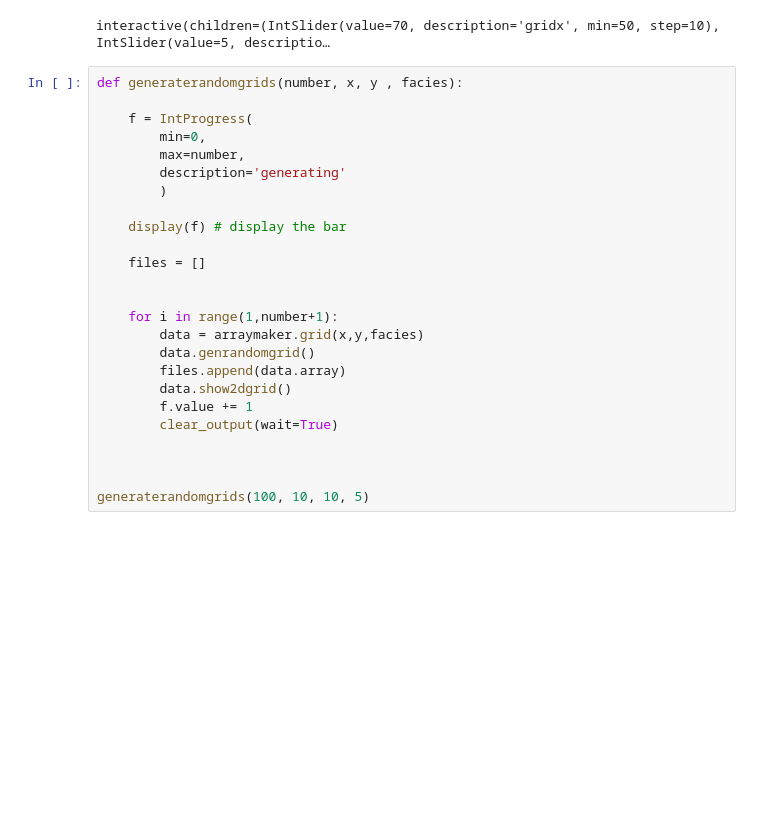
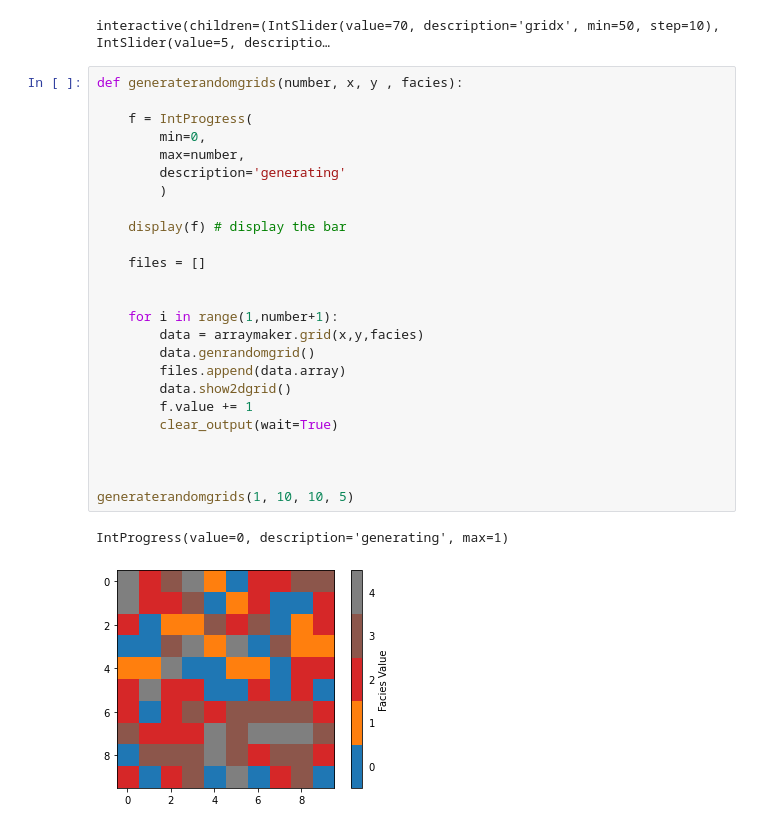
Before and after one commit to JamesEBall/REVSim, a Jupyter notebook: runme.ipynb, the cells around one changed output. Saved outputs shown, nothing was run; the diff lists cells and outputs as text; blank space fills up the shorter version.

```diff
--- a/runme.ipynb
+++ b/runme.ipynb
@@ -42,26 +42,29 @@ interactive(children=(IntSlider(value=70, description='gridx', min=50, step=10),
 # %%
 def generaterandomgrids(number, x, y , facies):
 
     f = IntProgress(
         min=0,
         max=number,
         description='generating'
         )
 
     display(f) # display the bar
 
     files = []
 
 
     for i in range(1,number+1):
         data = arraymaker.grid(x,y,facies)
         data.genrandomgrid()
         files.append(data.array)
         data.show2dgrid()
         f.value += 1
         clear_output(wait=True)
 
 
 
-generaterandomgrids(100, 10, 10, 5)
+generaterandomgrids(1, 10, 10, 5)
+# %% [output]
+IntProgress(value=0, description='generating', max=1)
+[figure, added]
 # %%
```
Also changed, not shown: parts of 1 cell of this notebook, 1 other file.
